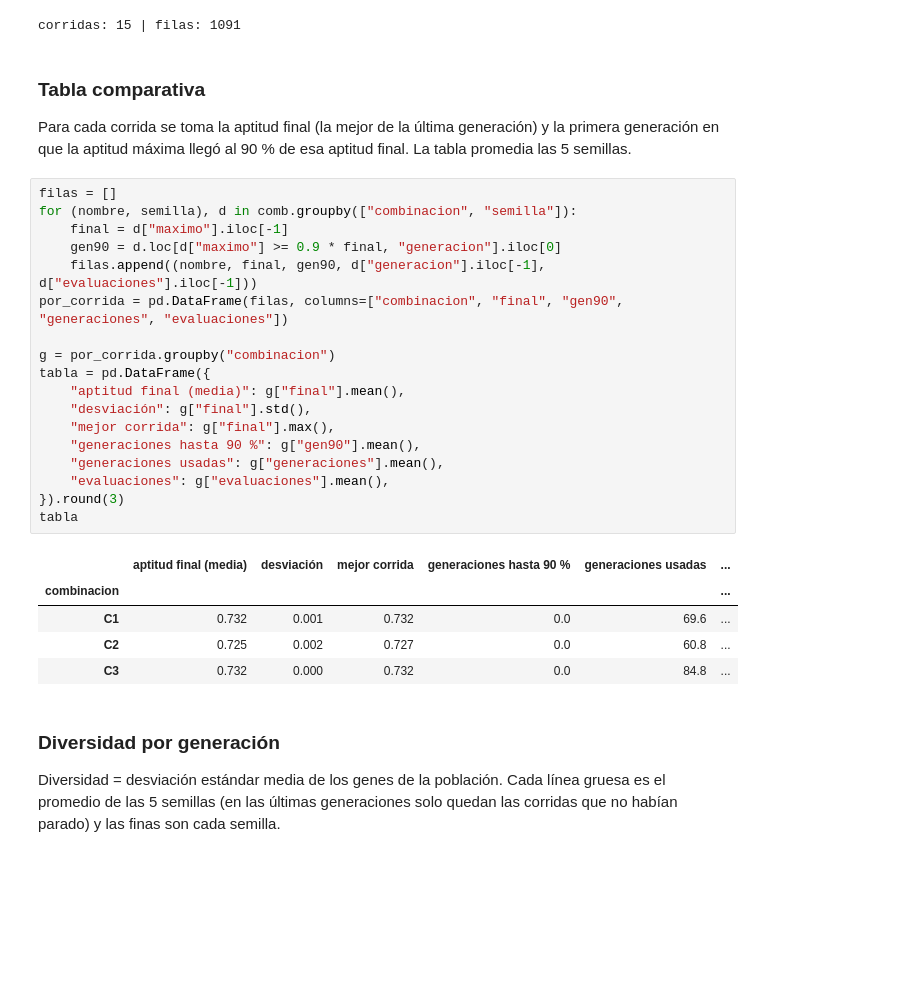
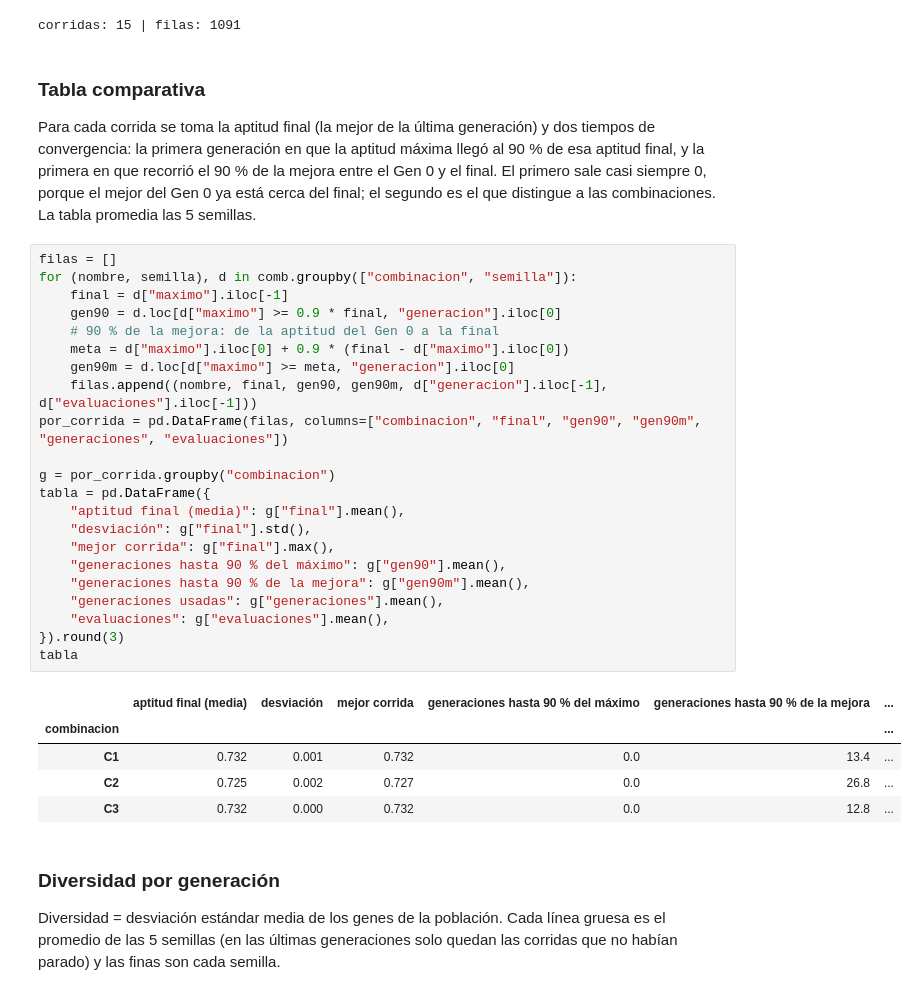
Before and after one commit to ArianaPita-0102/ia-examen-geneticos, a Jupyter notebook: silbido_piano.ipynb, the cells around one changed output. Saved outputs shown, nothing was run; the diff lists cells and outputs as text; blank space fills up the shorter version.

Commit message:
Agrega generaciones hasta el 90 % de la mejora a la tabla

```diff
--- a/silbido_piano.ipynb
+++ b/silbido_piano.ipynb
@@ -706,32 +706,38 @@ corridas: 15 | filas: 1091
 # %% [markdown]
 ### Tabla comparativa
 
-Para cada corrida se toma la aptitud final (la mejor de la última generación) y la primera generación en que la
-aptitud máxima llegó al 90 % de esa aptitud final. La tabla promedia las 5 semillas.
+Para cada corrida se toma la aptitud final (la mejor de la última generación) y dos tiempos de convergencia: la
+primera generación en que la aptitud máxima llegó al 90 % de esa aptitud final, y la primera en que recorrió el
+90 % de la mejora entre el Gen 0 y el final. El primero sale casi siempre 0, porque el mejor del Gen 0 ya está
+cerca del final; el segundo es el que distingue a las combinaciones. La tabla promedia las 5 semillas.
 # %%
 filas = []
 for (nombre, semilla), d in comb.groupby(["combinacion", "semilla"]):
     final = d["maximo"].iloc[-1]
     gen90 = d.loc[d["maximo"] >= 0.9 * final, "generacion"].iloc[0]
-    filas.append((nombre, final, gen90, d["generacion"].iloc[-1], d["evaluaciones"].iloc[-1]))
-por_corrida = pd.DataFrame(filas, columns=["combinacion", "final", "gen90", "generaciones", "evaluaciones"])
+    # 90 % de la mejora: de la aptitud del Gen 0 a la final
+    meta = d["maximo"].iloc[0] + 0.9 * (final - d["maximo"].iloc[0])
+    gen90m = d.loc[d["maximo"] >= meta, "generacion"].iloc[0]
+    filas.append((nombre, final, gen90, gen90m, d["generacion"].iloc[-1], d["evaluaciones"].iloc[-1]))
+por_corrida = pd.DataFrame(filas, columns=["combinacion", "final", "gen90", "gen90m", "generaciones", "evaluaciones"])
 
 g = por_corrida.groupby("combinacion")
 tabla = pd.DataFrame({
     "aptitud final (media)": g["final"].mean(),
     "desviación": g["final"].std(),
     "mejor corrida": g["final"].max(),
-    "generaciones hasta 90 %": g["gen90"].mean(),
+    "generaciones hasta 90 % del máximo": g["gen90"].mean(),
+    "generaciones hasta 90 % de la mejora": g["gen90m"].mean(),
     "generaciones usadas": g["generaciones"].mean(),
     "evaluaciones": g["evaluaciones"].mean(),
 }).round(3)
 tabla
 # %% [output]
-|  | aptitud final (media) | desviación | mejor corrida | generaciones hasta 90 % | generaciones usadas | ... |
+|  | aptitud final (media) | desviación | mejor corrida | generaciones hasta 90 % del máximo | generaciones hasta 90 % de la mejora | ... |
 | combinacion |  |  |  |  |  | ... |
-| C1 | 0.732 | 0.001 | 0.732 | 0.0 | 69.6 | ... |
-| C2 | 0.725 | 0.002 | 0.727 | 0.0 | 60.8 | ... |
-| C3 | 0.732 | 0.000 | 0.732 | 0.0 | 84.8 | ... |
+| C1 | 0.732 | 0.001 | 0.732 | 0.0 | 13.4 | ... |
+| C2 | 0.725 | 0.002 | 0.727 | 0.0 | 26.8 | ... |
+| C3 | 0.732 | 0.000 | 0.732 | 0.0 | 12.8 | ... |
 # %% [markdown]
 ### Diversidad por generación
 
```
